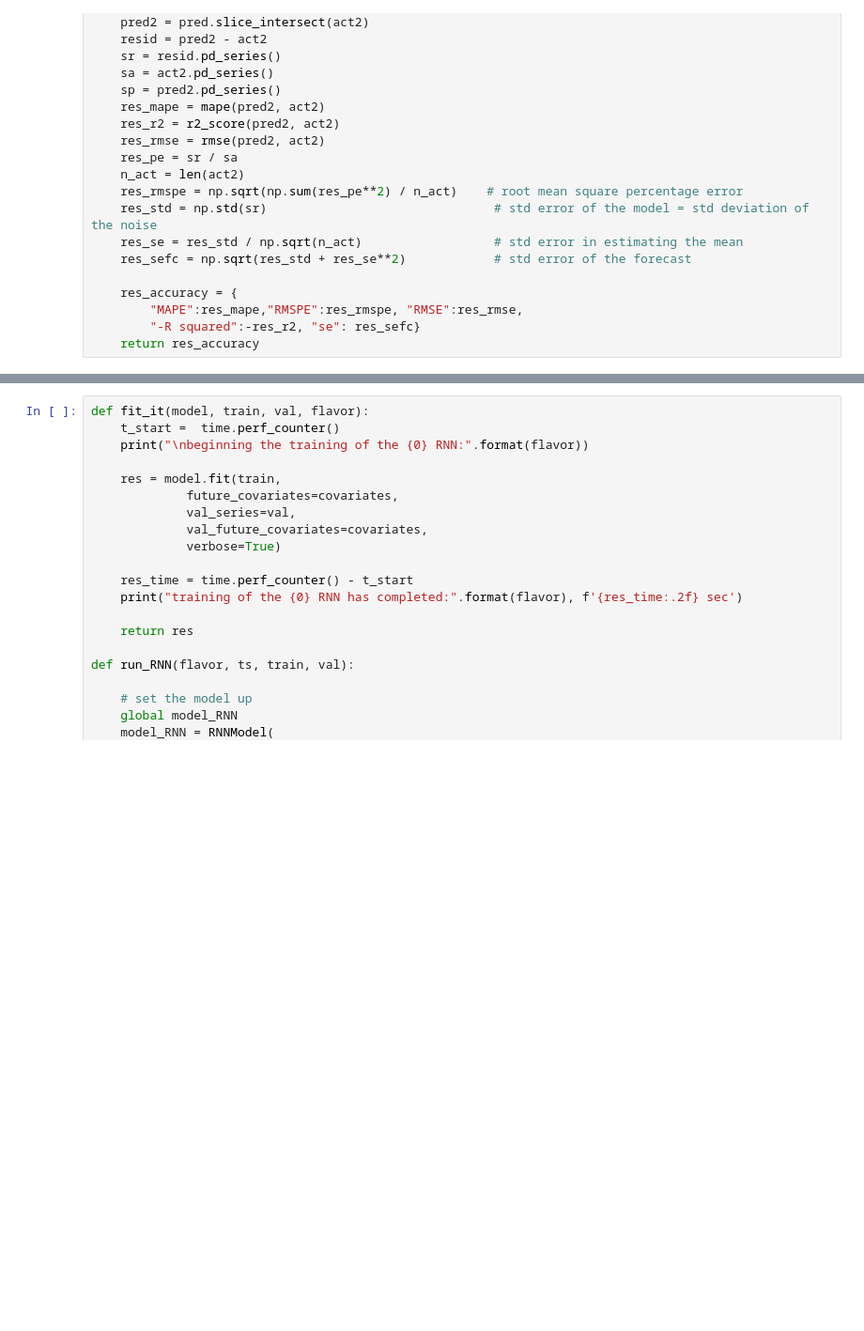
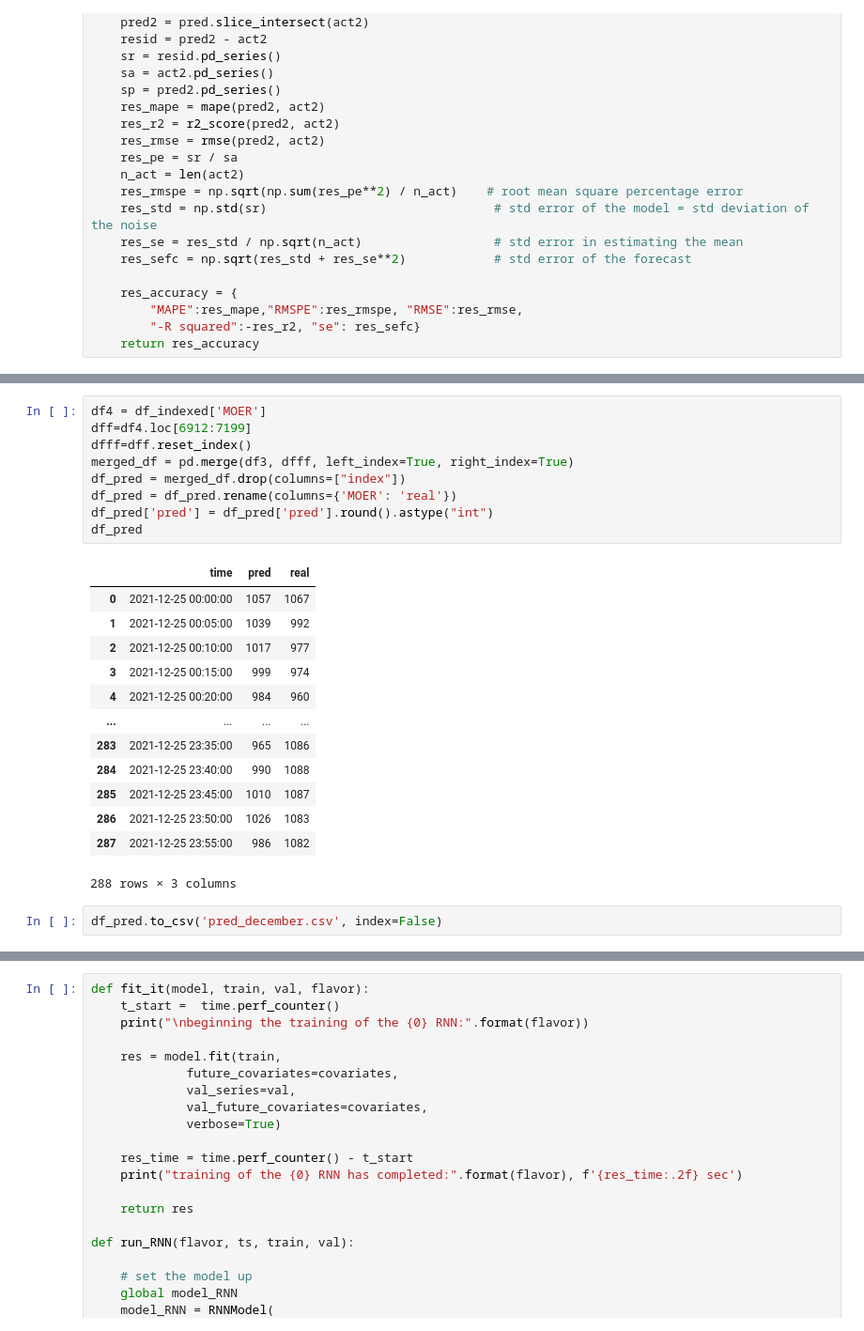
Before and after one commit to jarviskroos7/pev_intelligent_charging_control, a Jupyter notebook: emission_pred/prediction_elouan.ipynb, the cells around one changed output, grey strips where cells are left out. Shown at 94% size. Cells and saved outputs as stored; diff of their text form; blank space fills up the shorter version.

```diff
--- a/emission_pred/prediction_elouan.ipynb
+++ b/emission_pred/prediction_elouan.ipynb
@@ -293,0 +314,25 @@ AttributeError: ignored
+# %%
+df4 = df_indexed['MOER']
+dff=df4.loc[6912:7199]
+dfff=dff.reset_index()
+merged_df = pd.merge(df3, dfff, left_index=True, right_index=True)
+df_pred = merged_df.drop(columns=["index"])
+df_pred = df_pred.rename(columns={'MOER': 'real'})
+df_pred['pred'] = df_pred['pred'].round().astype("int")
+df_pred
+# %% [output]
+|  | time | pred | real |
+| 0 | 2021-12-25 00:00:00 | 1057 | 1067 |
+| 1 | 2021-12-25 00:05:00 | 1039 | 992 |
+| 2 | 2021-12-25 00:10:00 | 1017 | 977 |
+| 3 | 2021-12-25 00:15:00 | 999 | 974 |
+| 4 | 2021-12-25 00:20:00 | 984 | 960 |
+| ... | ... | ... | ... |
+| 283 | 2021-12-25 23:35:00 | 965 | 1086 |
+| 284 | 2021-12-25 23:40:00 | 990 | 1088 |
+| 285 | 2021-12-25 23:45:00 | 1010 | 1087 |
+| 286 | 2021-12-25 23:50:00 | 1026 | 1083 |
+| 287 | 2021-12-25 23:55:00 | 986 | 1082 |
+288 rows × 3 columns
+# %%
+df_pred.to_csv('pred_december.csv', index=False)
```
Also changed, not shown: parts of 4 cells of this notebook.
